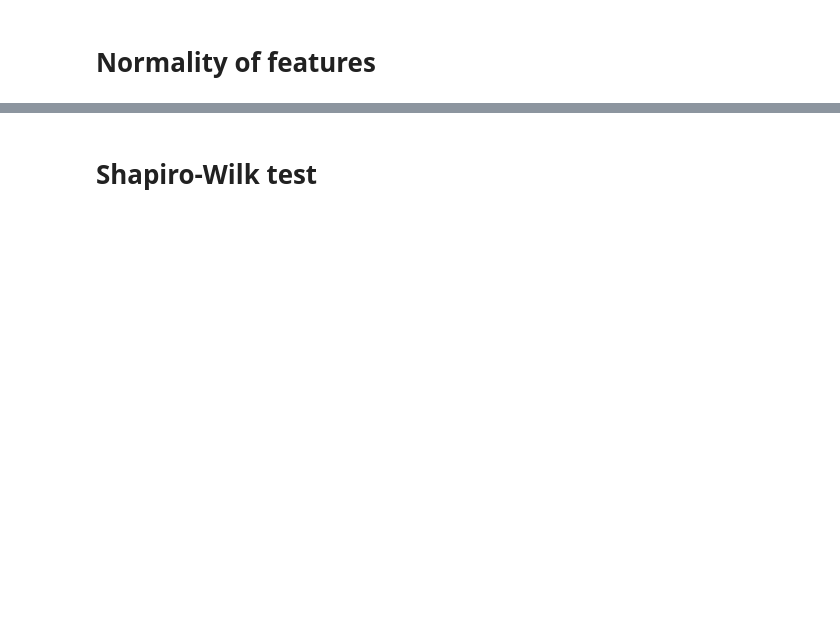
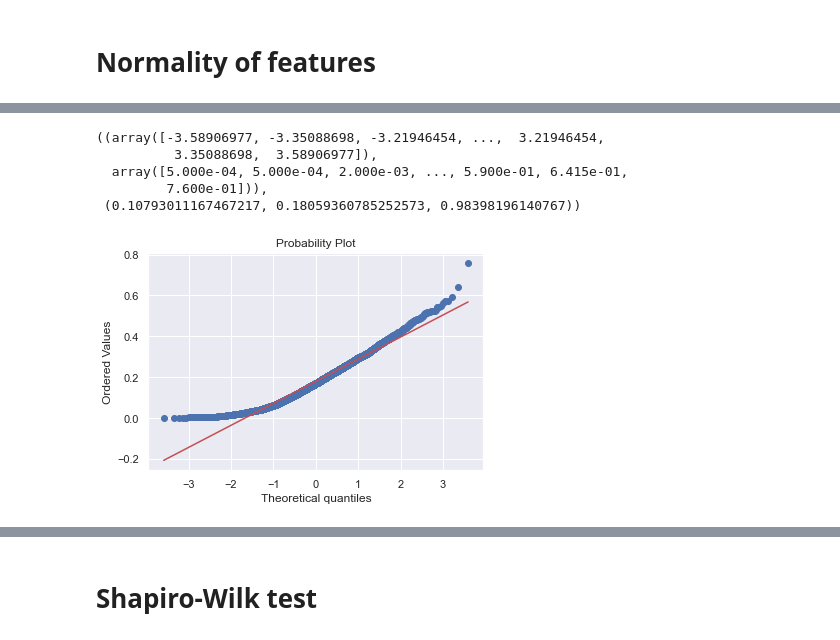
Before and after one commit to TeemaHover/Abalone, a Jupyter notebook: Abalone.ipynb, the cells around one changed output, grey strips where cells are left out. Saved outputs shown, nothing was run; the diff lists cells and outputs as text; code cells hidden in the pictures; blank space fills up the shorter version.

```diff
--- a/Abalone.ipynb
+++ b/Abalone.ipynb
@@ -401,0 +428,9 @@ stats.probplot(dat["Diameter"],plot=plt)
+# %%
+stats.probplot(dat["Viscera weight"],plot=plt)
+# %% [output]
+((array([-3.58906977, -3.35088698, -3.21946454, ...,  3.21946454,
+          3.35088698,  3.58906977]),
+  array([5.000e-04, 5.000e-04, 2.000e-03, ..., 5.900e-01, 6.415e-01,
+         7.600e-01])),
+ (0.10793011167467217, 0.18059360785252573, 0.98398196140767))
+[figure, added]
```
Also changed, not shown: parts of 25 cells of this notebook.
